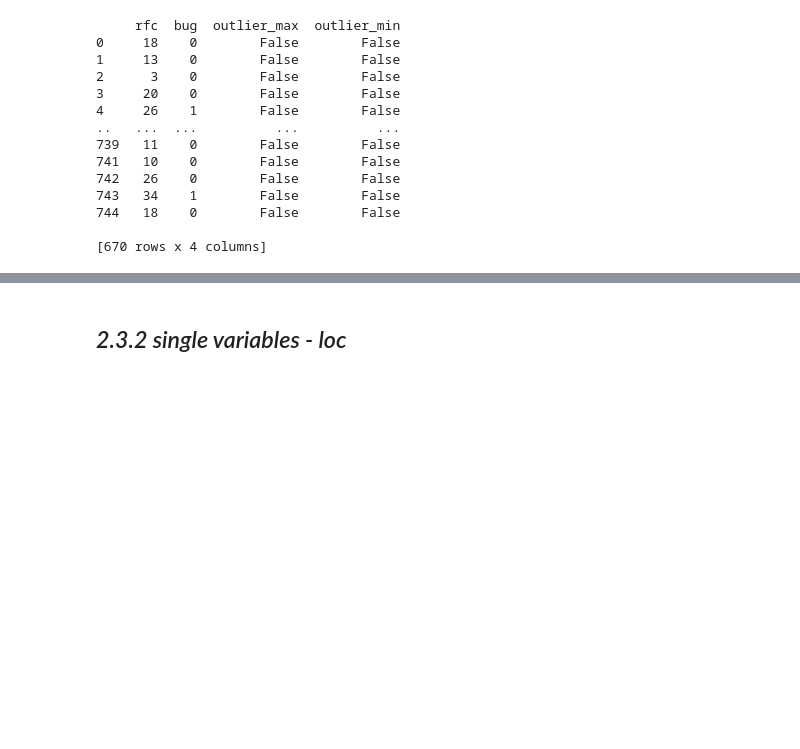
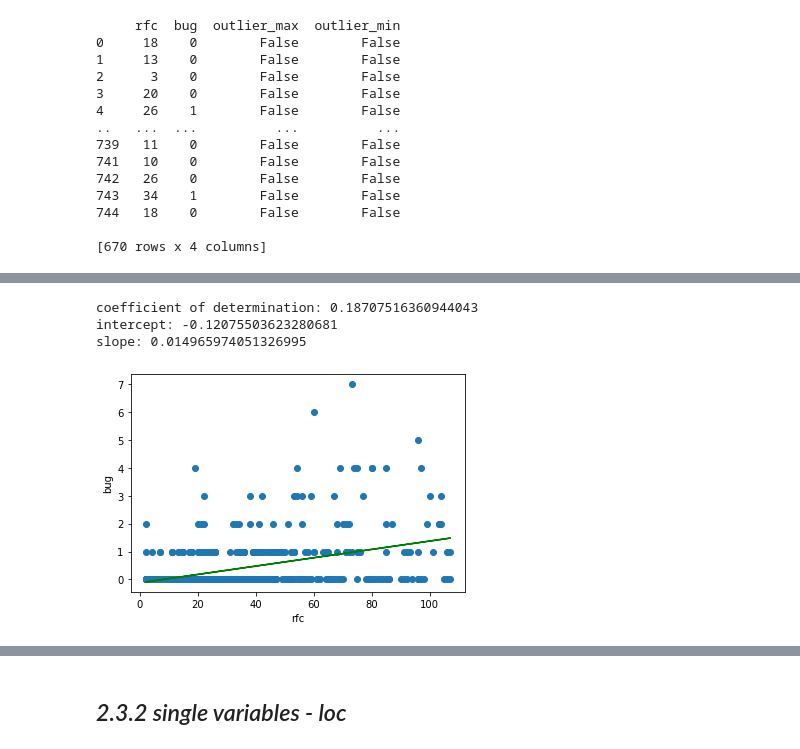
Before and after one commit to francobelloni85/UniSoftwareQualityExam, a Jupyter notebook: SoftwareQualityExam.ipynb, the cells around one changed output, grey strips where cells are left out. Drawn from its saved outputs; the diff is of its cells as text; code cells hidden in the pictures; blank space fills up the shorter version.

```diff
--- a/SoftwareQualityExam.ipynb
+++ b/SoftwareQualityExam.ipynb
@@ -337,0 +323,23 @@ print(np.count_nonzero(outlier_2))
+# %%
+from sklearn.linear_model import LinearRegression
+x = np.array(new_data_frame['rfc']).reshape((-1, 1))
+y = np.array(new_data_frame['bug'])
+model = LinearRegression()
+model.fit(x, y)
+r_sq = model.score(x, y)
+
+print('coefficient of determination:', r_sq)
+print('intercept:', model.intercept_)
+print('slope:', model.coef_[0])
+
+plt.scatter(x, y)
+plt.xlabel("rfc")
+plt.ylabel("bug")
+plt.plot(new_data_frame['rfc'], model.predict(x), color = 'g')
+
+plt.show()
+# %% [output]
+coefficient of determination: 0.18707516360944043
+intercept: -0.12075503623280681
+slope: 0.014965974051326995
+[figure, added]
```
Also changed, not shown: parts of 5 cells of this notebook.
